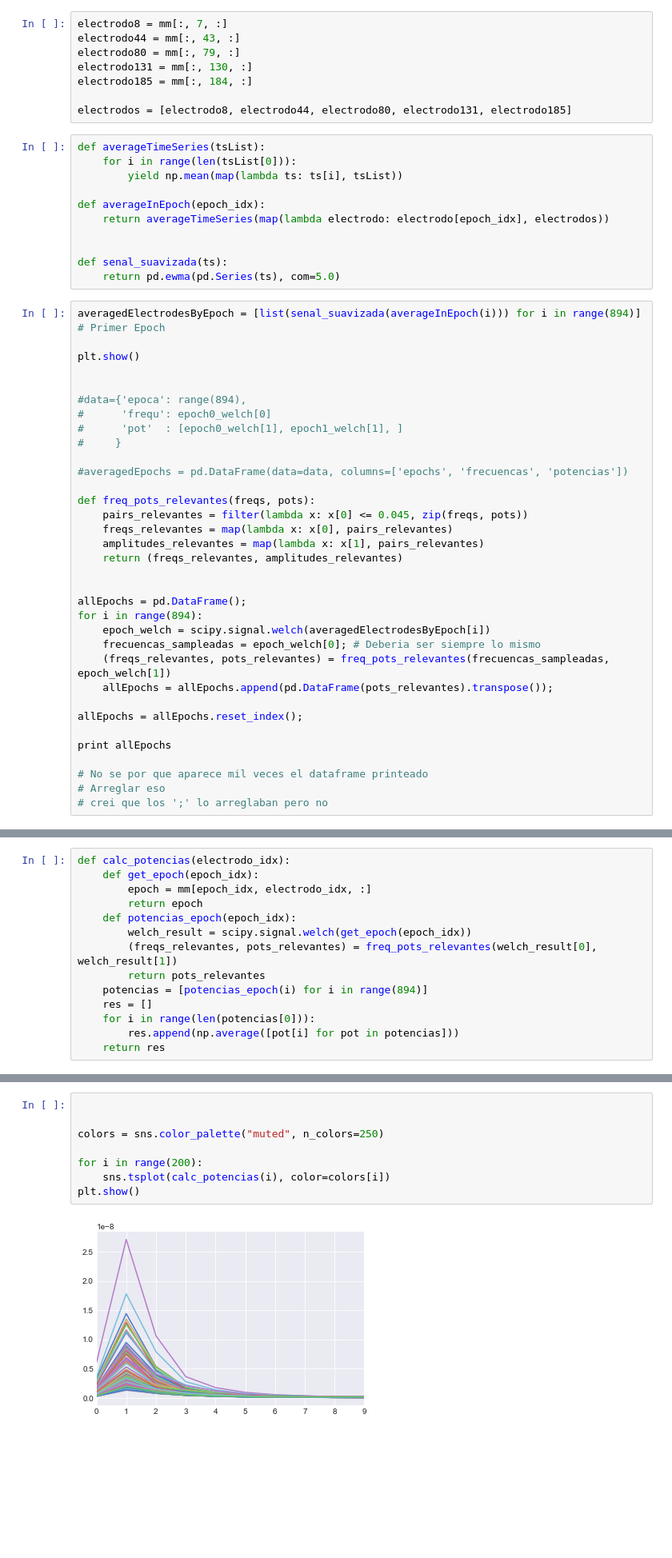
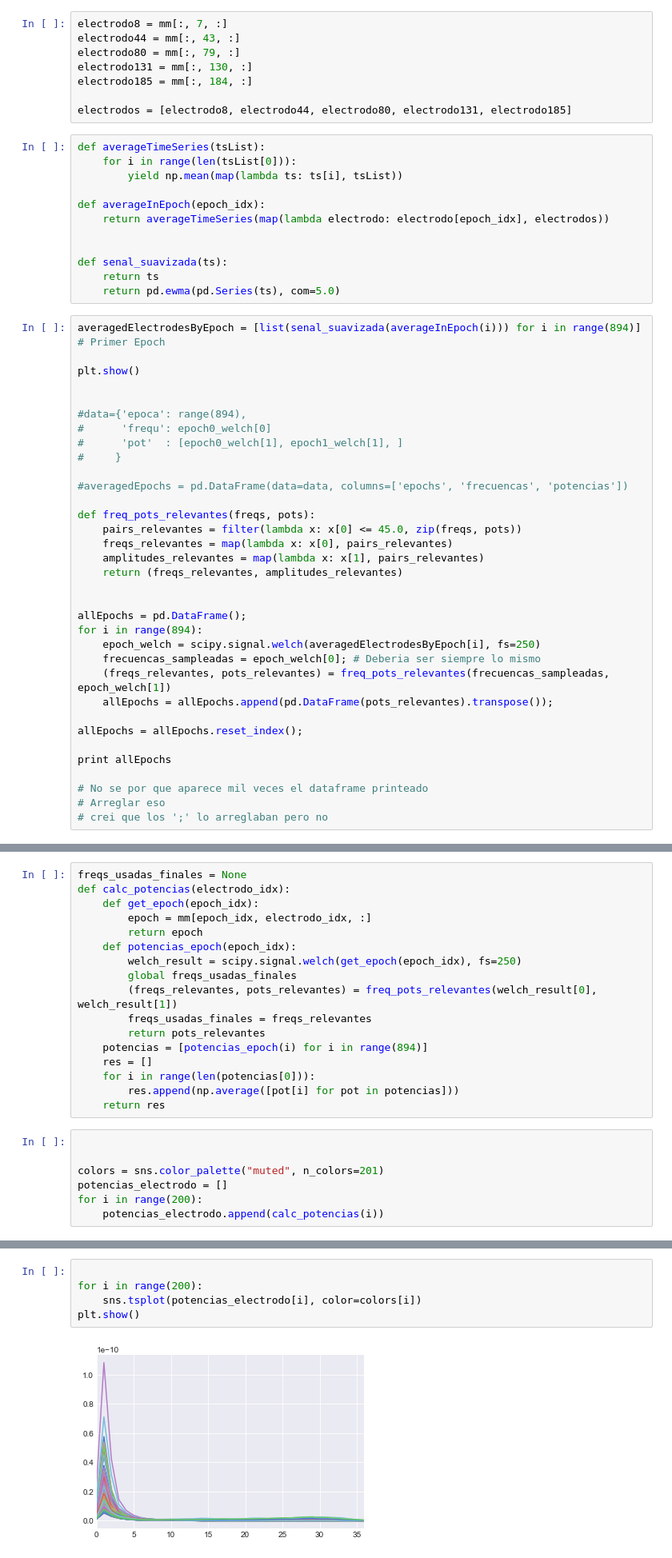
Before and after one commit to lucasputer/CienciaDeDatos, a Jupyter notebook: tp2/Pruebas.ipynb, the cells around one changed output, grey strips where cells are left out. Shown at 80% size. Drawn from its saved outputs; the diff is of its cells as text; blank space fills up the shorter version.

```diff
--- a/tp2/Pruebas.ipynb
+++ b/tp2/Pruebas.ipynb
@@ -62,6 +62,7 @@ def averageInEpoch(epoch_idx):
 
 
 def senal_suavizada(ts):
+    return ts
     return pd.ewma(pd.Series(ts), com=5.0)
 # %%
 averagedElectrodesByEpoch = [list(senal_suavizada(averageInEpoch(i))) for i in range(894)]
@@ -78,7 +79,7 @@ plt.show()
 #averagedEpochs = pd.DataFrame(data=data, columns=['epochs', 'frecuencas', 'potencias'])
 
 def freq_pots_relevantes(freqs, pots):
-    pairs_relevantes = filter(lambda x: x[0] <= 0.045, zip(freqs, pots))
+    pairs_relevantes = filter(lambda x: x[0] <= 45.0, zip(freqs, pots))
     freqs_relevantes = map(lambda x: x[0], pairs_relevantes)
     amplitudes_relevantes = map(lambda x: x[1], pairs_relevantes)
     return (freqs_relevantes, amplitudes_relevantes)
@@ -86,7 +87,7 @@ def freq_pots_relevantes(freqs, pots):
 
 allEpochs = pd.DataFrame();
 for i in range(894):
-    epoch_welch = scipy.signal.welch(averagedElectrodesByEpoch[i])
+    epoch_welch = scipy.signal.welch(averagedElectrodesByEpoch[i], fs=250)
     frecuencas_sampleadas = epoch_welch[0]; # Deberia ser siempre lo mismo
     (freqs_relevantes, pots_relevantes) = freq_pots_relevantes(frecuencas_sampleadas, epoch_welch[1])
     allEpochs = allEpochs.append(pd.DataFrame(pots_relevantes).transpose());
@@ -135,14 +135,24 @@ plt.show()
 # %%
+freqs_usadas_finales = None
 def calc_potencias(electrodo_idx):
     def get_epoch(epoch_idx):
         epoch = mm[epoch_idx, electrodo_idx, :]
         return epoch
     def potencias_epoch(epoch_idx):
-        welch_result = scipy.signal.welch(get_epoch(epoch_idx))
+        welch_result = scipy.signal.welch(get_epoch(epoch_idx), fs=250)
+        global freqs_usadas_finales
         (freqs_relevantes, pots_relevantes) = freq_pots_relevantes(welch_result[0], welch_result[1])
+        freqs_usadas_finales = freqs_relevantes
         return pots_relevantes
     potencias = [potencias_epoch(i) for i in range(894)]
     res = []
     for i in range(len(potencias[0])):
         res.append(np.average([pot[i] for pot in potencias]))
     return res
+# %%
+
+
+colors = sns.color_palette("muted", n_colors=201)
+potencias_electrodo = []
+for i in range(200):
+    potencias_electrodo.append(calc_potencias(i))
@@ -149,10 +163,7 @@ def calc_potencias(electrodo_idx):
 # %%
 
-
-colors = sns.color_palette("muted", n_colors=250)
-
 for i in range(200):
-    sns.tsplot(calc_potencias(i), color=colors[i])
+    sns.tsplot(potencias_electrodo[i], color=colors[i])
 plt.show()
 # %% [output]
-[figure, old version]
+[figure, new version]
```
Also changed, not shown: parts of 8 cells of this notebook.
